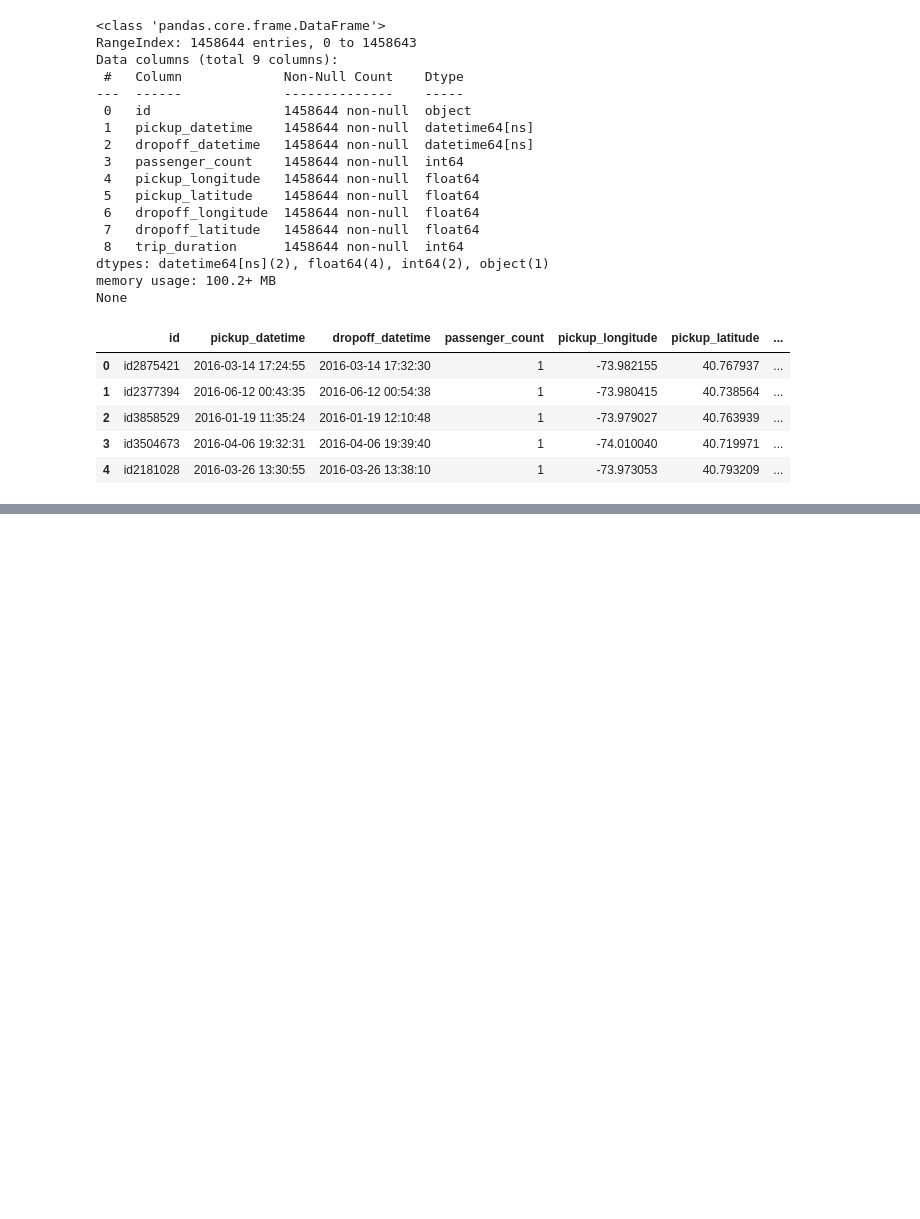
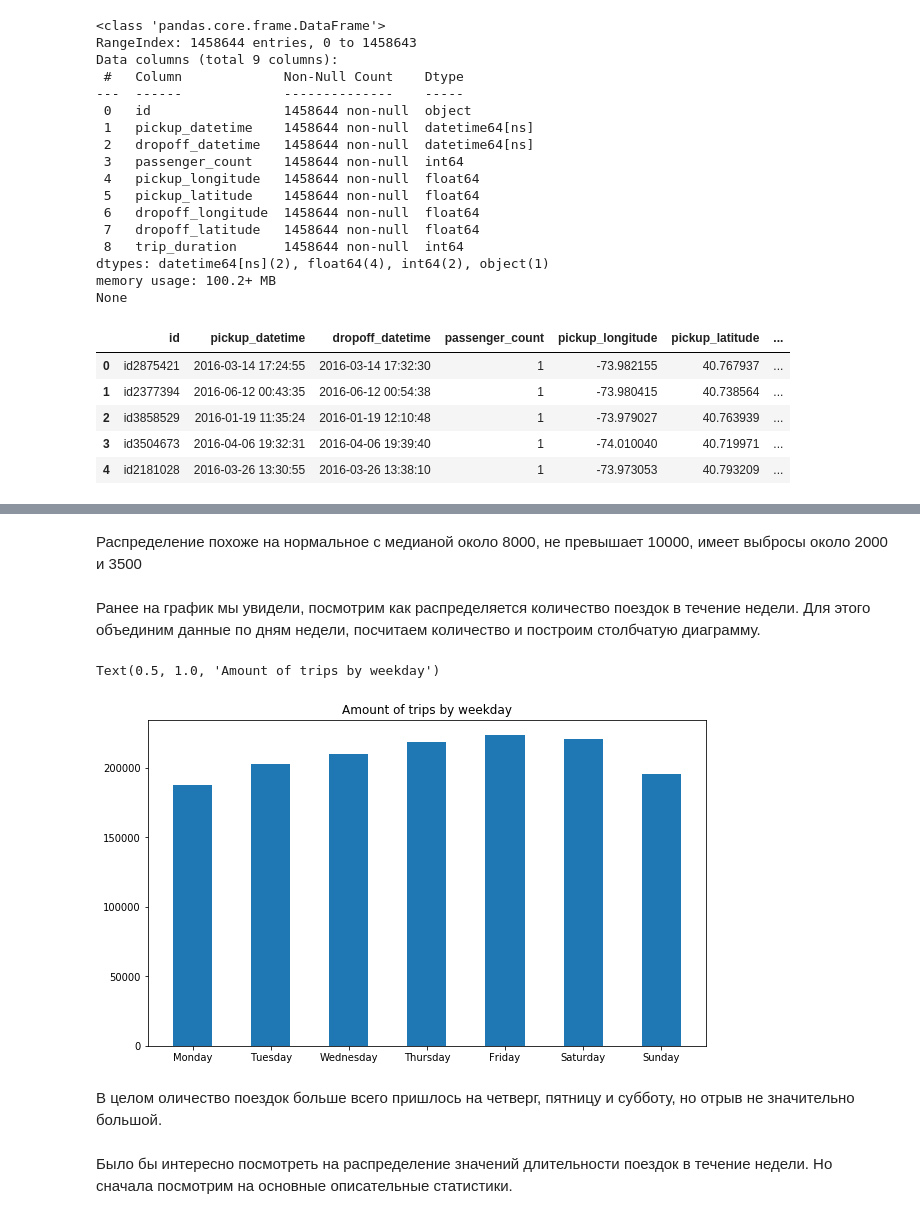
Before and after one commit to elenatis/pyda-9-hw-1, a Jupyter notebook: 15_Matpoltlib_Seaborn/homework_vizs.ipynb, the cells around one changed output, grey strips where cells are left out. Drawn from its saved outputs; the diff is of its cells as text; code cells hidden in the pictures; blank space fills up the shorter version.

```diff
--- a/15_Matpoltlib_Seaborn/homework_vizs.ipynb
+++ b/15_Matpoltlib_Seaborn/homework_vizs.ipynb
@@ -297,0 +102,18 @@ plt.scatter(df.dropoff_longitude, df.dropoff_latitude, color='blue')
+# %% [markdown]
+Распределение похоже на нормальное с медианой около 8000, не превышает 10000, имеет выбросы около 2000 и 3500
+# %% [markdown]
+Ранее на график мы увидели, посмотрим как распределяется количество поездок в течение недели.
+Для этого объединим данные по дням недели, посчитаем количество и построим столбчатую диаграмму.
+# %%
+x = df.groupby('weekday').size()
+plt.figure(figsize=(10,6))
+plt.bar(x.index, height= x.values, width=0.5)
+plt.xticks(ticks=[0, 1, 2, 3, 4, 5, 6], labels=['Monday','Tuesday','Wednesday','Thursday','Friday','Saturday','Sunday'])
+plt.title('Amount of trips by weekday')
+# %% [output]
+Text(0.5, 1.0, 'Amount of trips by weekday')
+[figure, added]
+# %% [markdown]
+В целом оличество поездок больше всего пришлось на четверг, пятницу и субботу, но отрыв не значительно большой.
+# %% [markdown]
+Было бы интересно посмотреть на распределение значений длительности поездок в течение недели. Но сначала посмотрим на основные описательные статистики.
```
Also changed, not shown: parts of 37 cells of this notebook.
